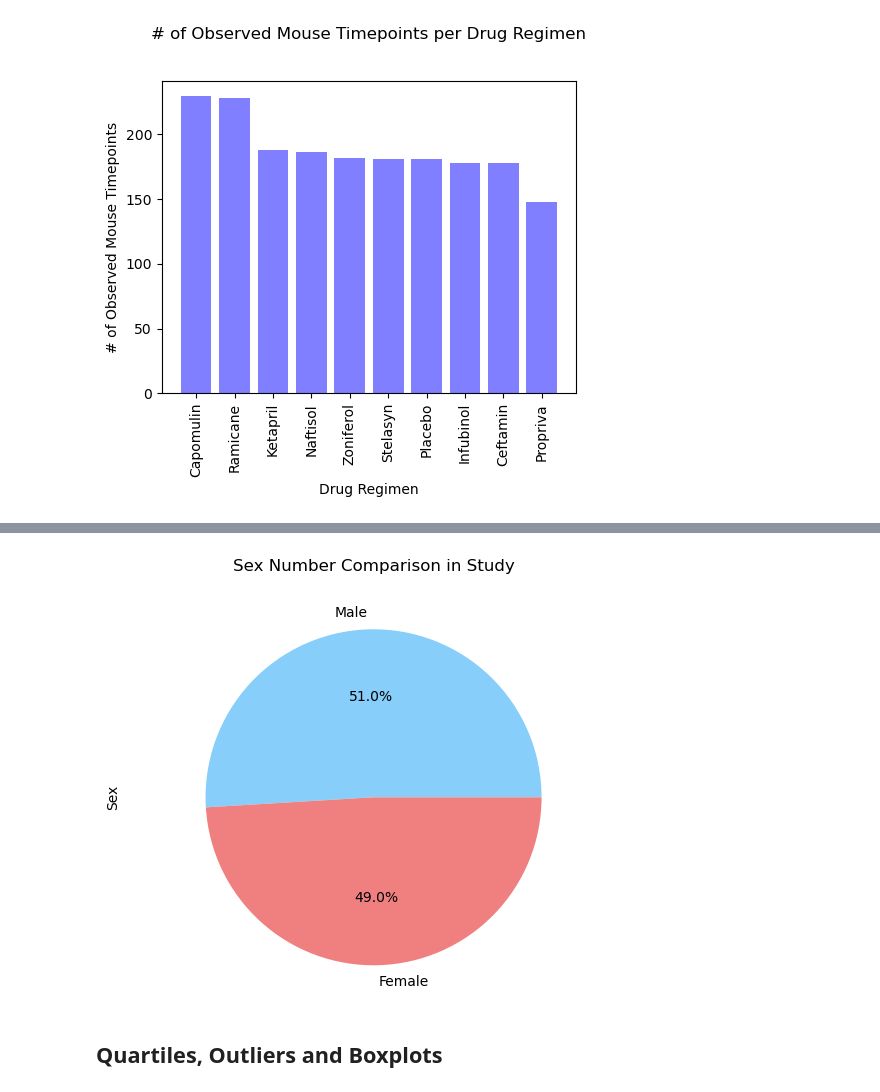
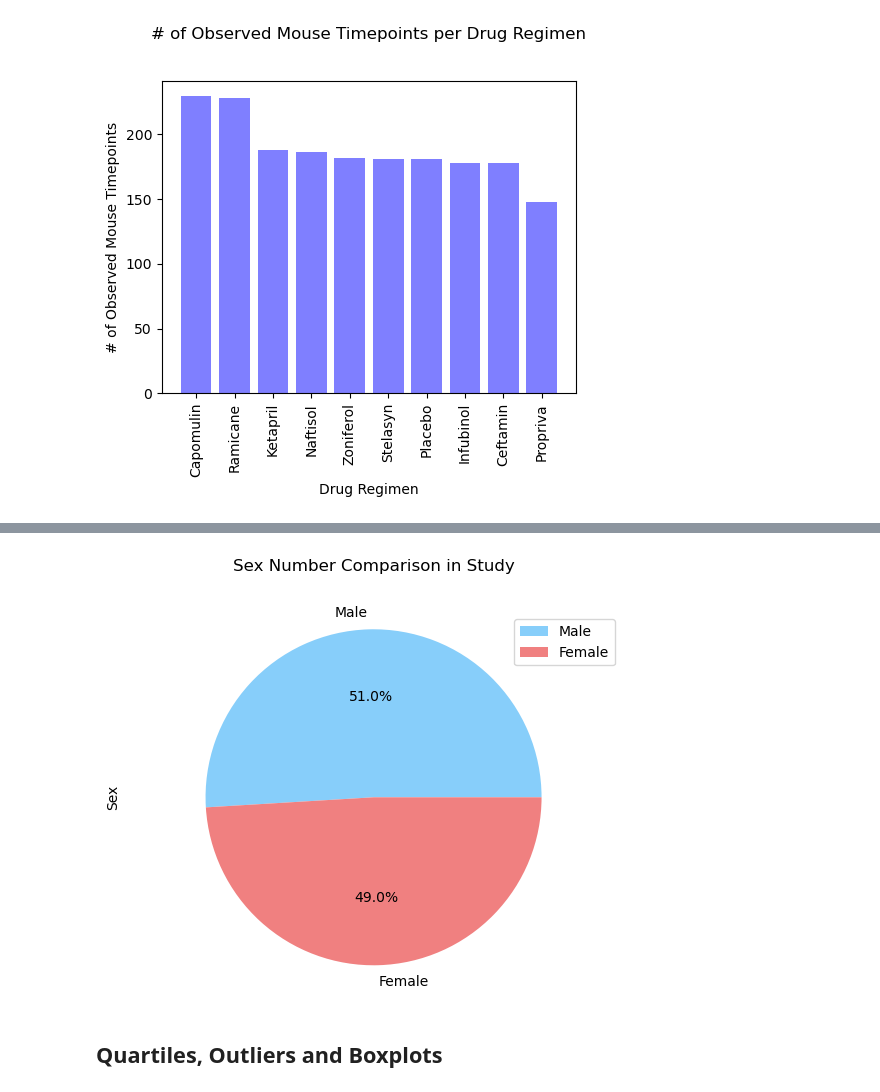
Before and after one commit to aocanoni/Module-5-Challenge, a Jupyter notebook: Starter_Code/Pymaceuticals/pymaceuticals_AshleyCanonizado.ipynb, the cells around one changed output, grey strips where cells are left out. Cells and saved outputs as stored; diff of their text form; code cells hidden in the pictures.

```diff
--- a/Starter_Code/Pymaceuticals/pymaceuticals_AshleyCanonizado.ipynb
+++ b/Starter_Code/Pymaceuticals/pymaceuticals_AshleyCanonizado.ipynb
@@ -198,12 +203,13 @@ sx_mice_df.plot(kind="pie", autopct = "%1.1f%%", title= "Sex Number Comparison i
 # %%
 # Generate a pie plot showing the distribution of female versus male mice using pyplot
 plt.pie(sx_mice, labels = ["Male", "Female"], colors = ["lightskyblue", "lightcoral"], autopct="%1.1f%%")
 plt.axis("equal")
 plt.title("Sex Number Comparison in Study", pad=30)
 plt.ylabel("Sex")
+plt.legend(loc="best")
 plt.tight_layout;
 # %% [output]
-[figure, old version]
+[figure, new version]
 # %% [markdown]
 ## Quartiles, Outliers and Boxplots
 # %%
```
Also changed, not shown: parts of 5 cells of this notebook, 2 other files.
